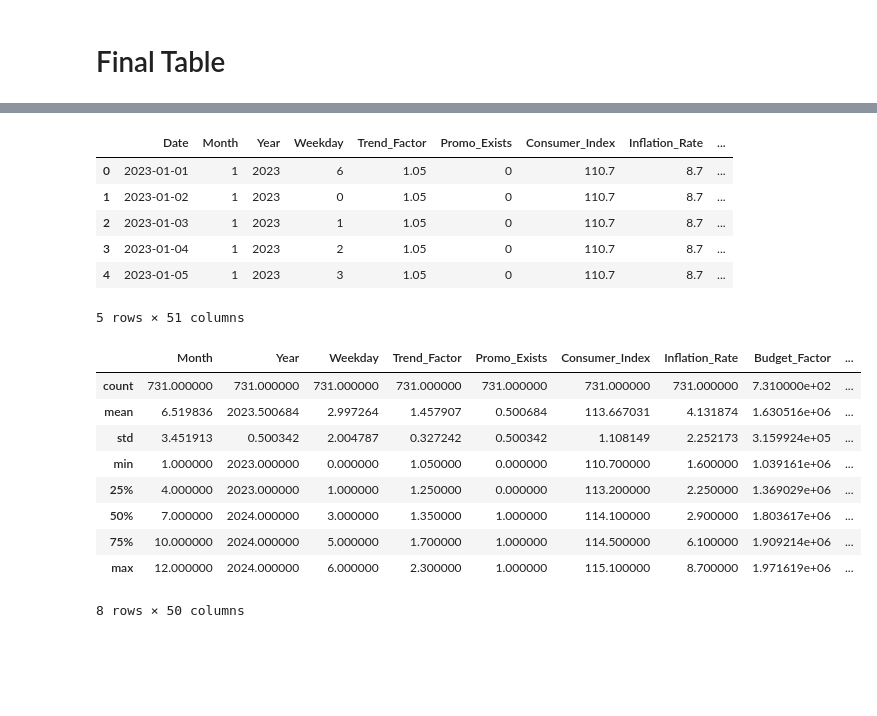
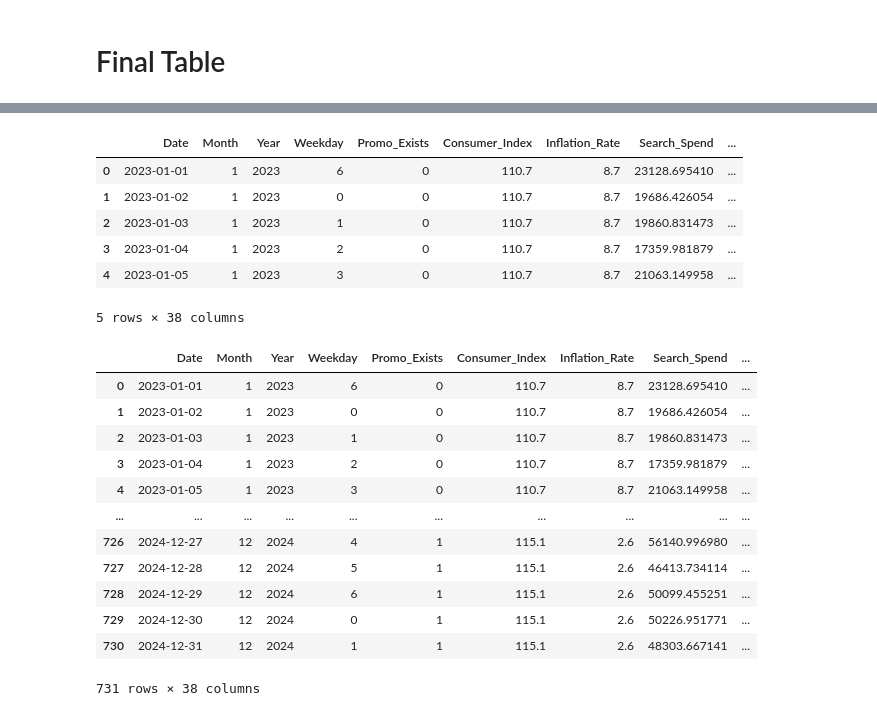
Before and after one commit to onur-okcu/Marketing-Mix-Modeling-Tool, a Jupyter notebook: Joined_MMM_Data.ipynb, the cells around one changed output, grey strips where cells are left out. Drawn from its saved outputs; the diff is of its cells as text; code cells hidden in the pictures; blank space fills up the shorter version.

```diff
--- a/Joined_MMM_Data.ipynb
+++ b/Joined_MMM_Data.ipynb
@@ -267,4 +287,11 @@ sns.lineplot(mmm_1, x="Date", y="salescount")
 # %% [markdown]
 # Final Table
 # %%
-mmm = mmm_1.copy()
+# Drop columns containing "Factor" and specific columns 'searchclicks' and 'search_impr' to prevent data leakage
+
+mmm_2 = mmm_1.copy()
+
+mmm_2_columns_to_drop = [col for col in mmm_2.columns if "Factor" in col] + ['searchclicks', 'search_impr']
+mmm_2 = mmm_2.drop(columns=mmm_2_columns_to_drop)
+
+mmm_2.columns
@@ -271,23 +310,29 @@ mmm = mmm_1.copy()
 # %%
+mmm = mmm_2
 mmm.head()
 # %% [output]
-|  | Date | Month | Year | Weekday | Trend_Factor | Promo_Exists | Consumer_Index | Inflation_Rate | ... |
-| 0 | 2023-01-01 | 1 | 2023 | 6 | 1.05 | 0 | 110.7 | 8.7 | ... |
-| 1 | 2023-01-02 | 1 | 2023 | 0 | 1.05 | 0 | 110.7 | 8.7 | ... |
-| 2 | 2023-01-03 | 1 | 2023 | 1 | 1.05 | 0 | 110.7 | 8.7 | ... |
-| 3 | 2023-01-04 | 1 | 2023 | 2 | 1.05 | 0 | 110.7 | 8.7 | ... |
-| 4 | 2023-01-05 | 1 | 2023 | 3 | 1.05 | 0 | 110.7 | 8.7 | ... |
+|  | Date | Month | Year | Weekday | Promo_Exists | Consumer_Index | Inflation_Rate | Search_Spend | ... |
+| 0 | 2023-01-01 | 1 | 2023 | 6 | 0 | 110.7 | 8.7 | 23128.695410 | ... |
+| 1 | 2023-01-02 | 1 | 2023 | 0 | 0 | 110.7 | 8.7 | 19686.426054 | ... |
+| 2 | 2023-01-03 | 1 | 2023 | 1 | 0 | 110.7 | 8.7 | 19860.831473 | ... |
+| 3 | 2023-01-04 | 1 | 2023 | 2 | 0 | 110.7 | 8.7 | 17359.981879 | ... |
+| 4 | 2023-01-05 | 1 | 2023 | 3 | 0 | 110.7 | 8.7 | 21063.149958 | ... |
-5 rows × 51 columns
+5 rows × 38 columns
 # %%
-mmm.describe()
+# Name of the Final Table
+
+mmm
 # %% [output]
-|  | Month | Year | Weekday | Trend_Factor | Promo_Exists | Consumer_Index | Inflation_Rate | Budget_Factor | ... |
-| count | 731.000000 | 731.000000 | 731.000000 | 731.000000 | 731.000000 | 731.000000 | 731.000000 | 7.310000e+02 | ... |
-| mean | 6.519836 | 2023.500684 | 2.997264 | 1.457907 | 0.500684 | 113.667031 | 4.131874 | 1.630516e+06 | ... |
-| std | 3.451913 | 0.500342 | 2.004787 | 0.327242 | 0.500342 | 1.108149 | 2.252173 | 3.159924e+05 | ... |
-| min | 1.000000 | 2023.000000 | 0.000000 | 1.050000 | 0.000000 | 110.700000 | 1.600000 | 1.039161e+06 | ... |
-| 25% | 4.000000 | 2023.000000 | 1.000000 | 1.250000 | 0.000000 | 113.200000 | 2.250000 | 1.369029e+06 | ... |
-| 50% | 7.000000 | 2024.000000 | 3.000000 | 1.350000 | 1.000000 | 114.100000 | 2.900000 | 1.803617e+06 | ... |
-| 75% | 10.000000 | 2024.000000 | 5.000000 | 1.700000 | 1.000000 | 114.500000 | 6.100000 | 1.909214e+06 | ... |
-| max | 12.000000 | 2024.000000 | 6.000000 | 2.300000 | 1.000000 | 115.100000 | 8.700000 | 1.971619e+06 | ... |
+|  | Date | Month | Year | Weekday | Promo_Exists | Consumer_Index | Inflation_Rate | Search_Spend | ... |
+| 0 | 2023-01-01 | 1 | 2023 | 6 | 0 | 110.7 | 8.7 | 23128.695410 | ... |
+| 1 | 2023-01-02 | 1 | 2023 | 0 | 0 | 110.7 | 8.7 | 19686.426054 | ... |
+| 2 | 2023-01-03 | 1 | 2023 | 1 | 0 | 110.7 | 8.7 | 19860.831473 | ... |
+| 3 | 2023-01-04 | 1 | 2023 | 2 | 0 | 110.7 | 8.7 | 17359.981879 | ... |
+| 4 | 2023-01-05 | 1 | 2023 | 3 | 0 | 110.7 | 8.7 | 21063.149958 | ... |
+| ... | ... | ... | ... | ... | ... | ... | ... | ... | ... |
+| 726 | 2024-12-27 | 12 | 2024 | 4 | 1 | 115.1 | 2.6 | 56140.996980 | ... |
+| 727 | 2024-12-28 | 12 | 2024 | 5 | 1 | 115.1 | 2.6 | 46413.734114 | ... |
+| 728 | 2024-12-29 | 12 | 2024 | 6 | 1 | 115.1 | 2.6 | 50099.455251 | ... |
+| 729 | 2024-12-30 | 12 | 2024 | 0 | 1 | 115.1 | 2.6 | 50226.951771 | ... |
+| 730 | 2024-12-31 | 12 | 2024 | 1 | 1 | 115.1 | 2.6 | 48303.667141 | ... |
-8 rows × 50 columns
+731 rows × 38 columns
```
Also changed, not shown: parts of 7 cells of this notebook.
